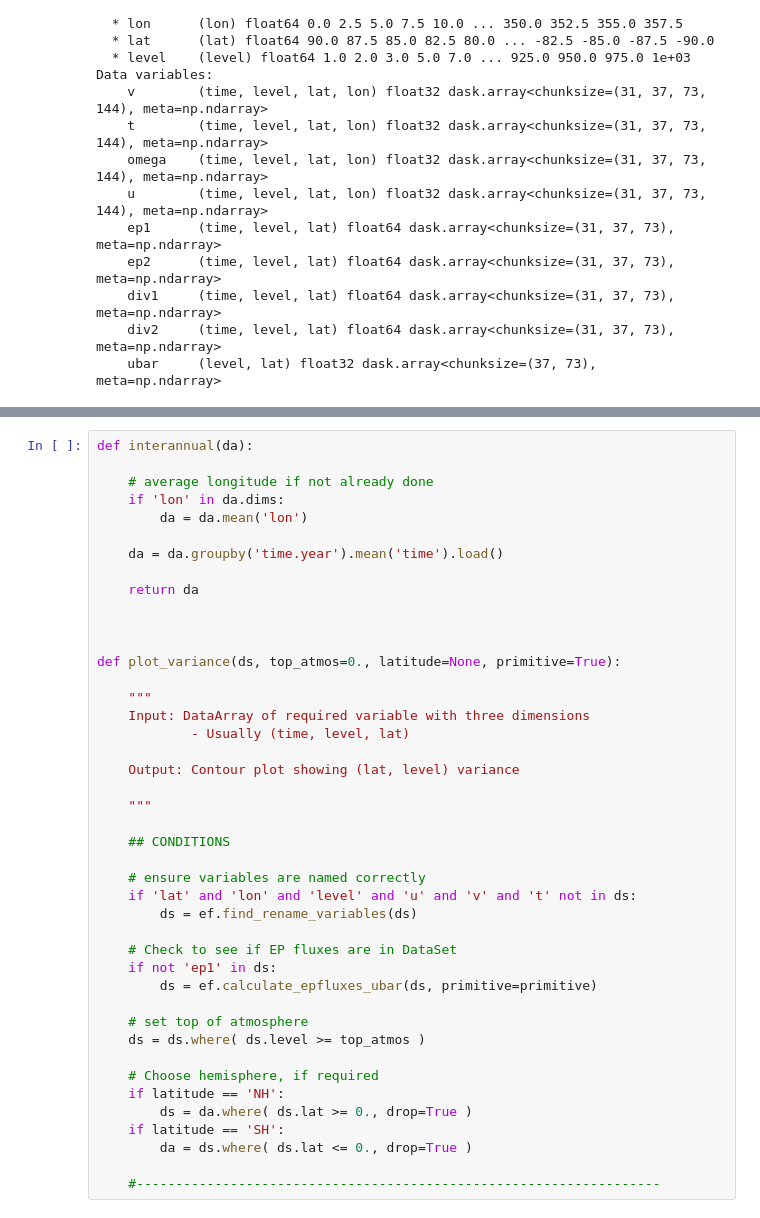
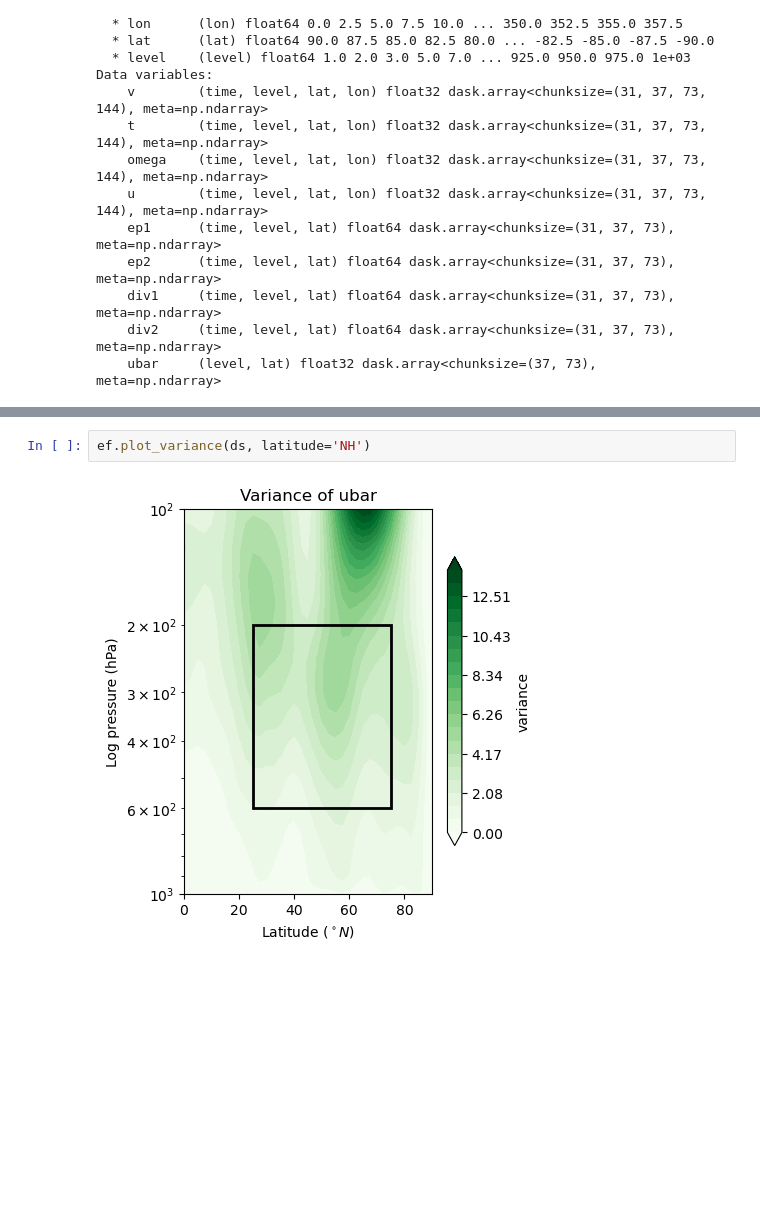
Before and after one commit to Caturrell/eddy_feedback, a Jupyter notebook: research/variability/variability.ipynb, the cells around one changed output, grey strips where cells are left out. Saved outputs shown, nothing was run; the diff lists cells and outputs as text; blank space fills up the shorter version.

```diff
--- a/research/variability/variability.ipynb
+++ b/research/variability/variability.ipynb
@@ -84,43 +40,4 @@ lon is here bruv
-# %%
-def interannual(da):
-
-    # average longitude if not already done
-    if 'lon' in da.dims:
-        da = da.mean('lon')
-
-    da = da.groupby('time.year').mean('time').load()
-
-    return da
-
-
-
-def plot_variance(ds, top_atmos=0., latitude=None, primitive=True):
-
-    """
-    Input: DataArray of required variable with three dimensions
-            - Usually (time, level, lat)
-
-    Output: Contour plot showing (lat, level) variance
-
-    """
-
-    ## CONDITIONS
-
-    # ensure variables are named correctly
-    if 'lat' and 'lon' and 'level' and 'u' and 'v' and 't' not in ds:
-        ds = ef.find_rename_variables(ds)
-
-    # Check to see if EP fluxes are in DataSet
-    if not 'ep1' in ds:
-        ds = ef.calculate_epfluxes_ubar(ds, primitive=primitive)
-
-    # set top of atmosphere
-    ds = ds.where( ds.level >= top_atmos )
-
-    # Choose hemisphere, if required
-    if latitude == 'NH':
-        ds = da.where( ds.lat >= 0., drop=True )
-    if latitude == 'SH':
-        da = ds.where( ds.lat <= 0., drop=True )
-
-    #-------------------------------------------------------------------
+# %%
+ef.plot_variance(ds, latitude='NH')
+# %% [output]
+[figure, added]
```
Also changed, not shown: parts of 8 cells of this notebook, 2 other files.
